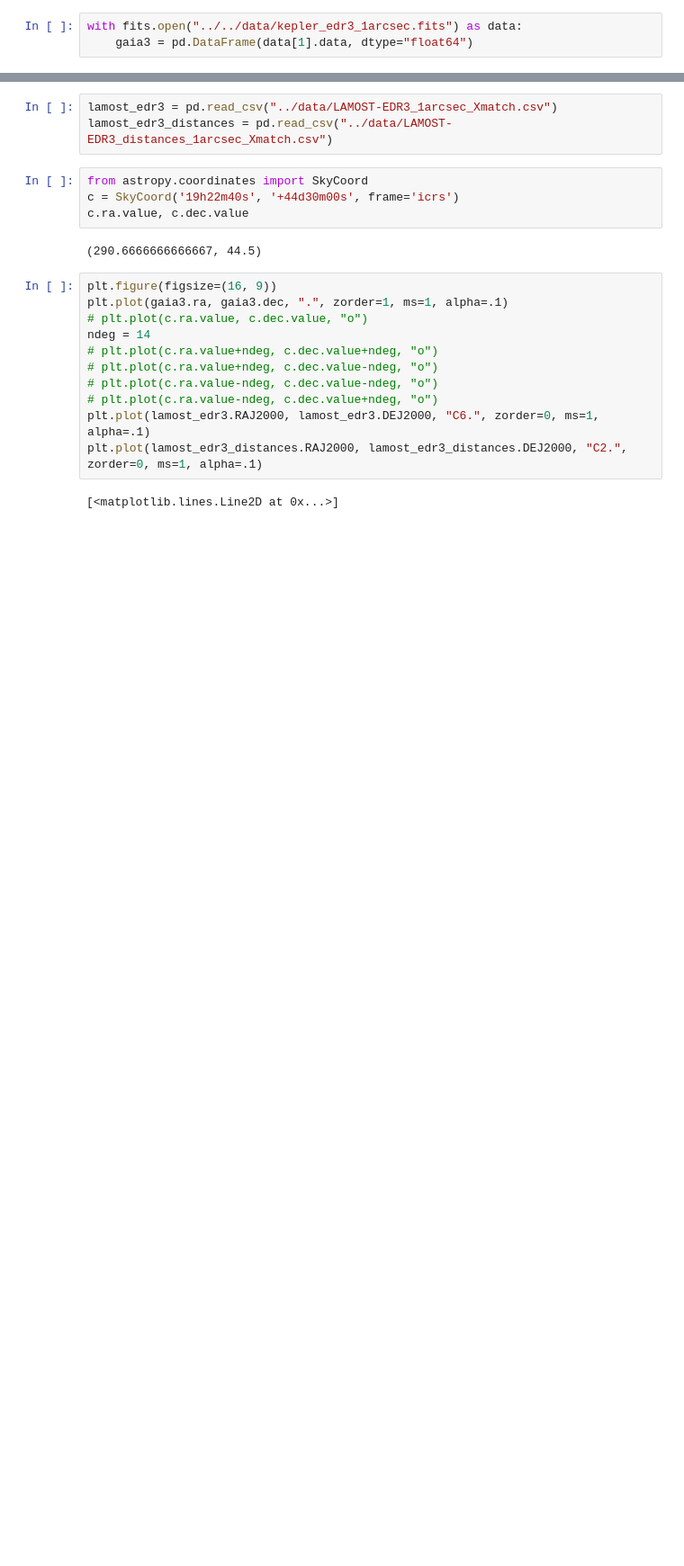
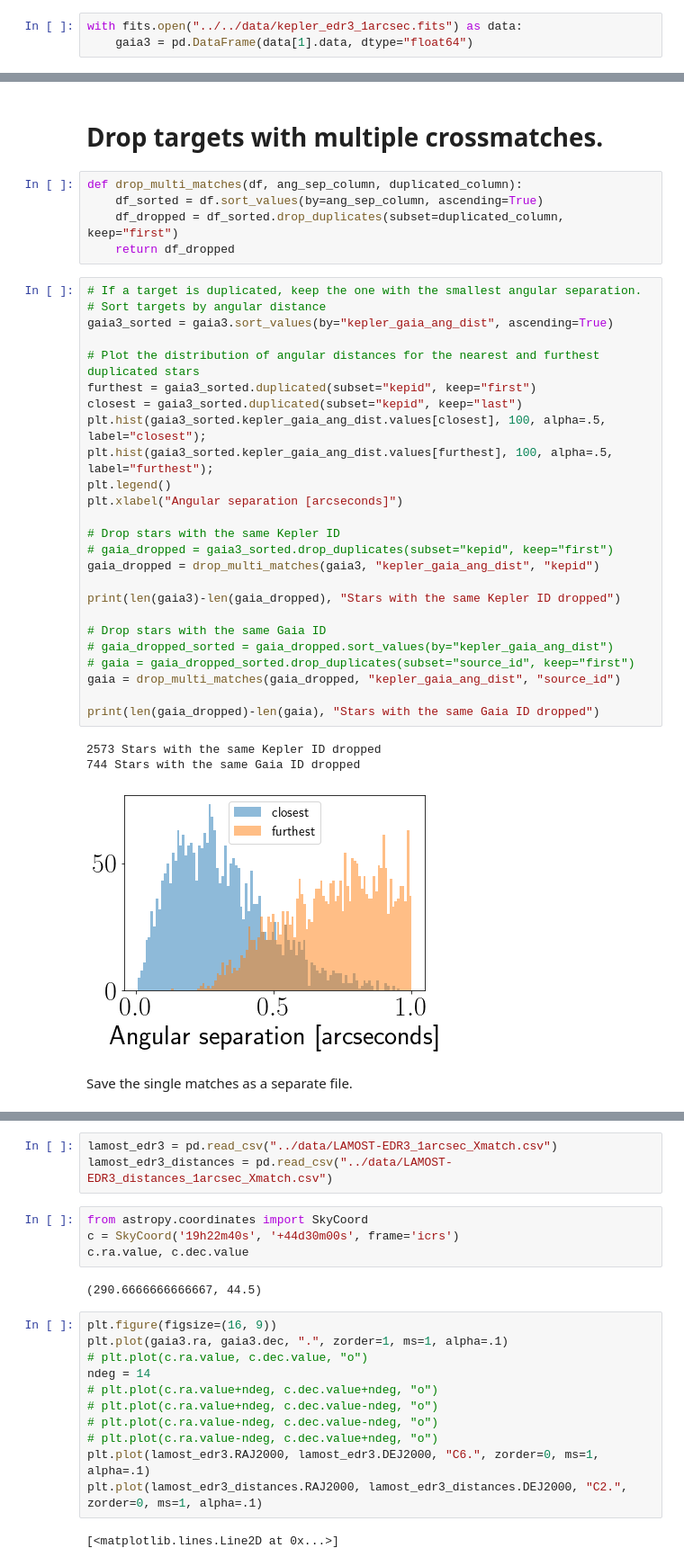
Before and after one commit to RuthAngus/kepler_kinematics, a Jupyter notebook: notebooks/Lamost_xmatching.ipynb, the cells around one changed output, grey strips where cells are left out. Shown at 90% size. Saved outputs shown, nothing was run; the diff lists cells and outputs as text; blank space fills up the shorter version.

Commit message:
adding function for dropping duplicates

```diff
--- a/notebooks/Lamost_xmatching.ipynb
+++ b/notebooks/Lamost_xmatching.ipynb
@@ -56,0 +85,38 @@ with fits.open("../../data/kepler_edr3_1arcsec.fits") as data:
+# %% [markdown]
+# Drop targets with multiple crossmatches.
+# %%
+def drop_multi_matches(df, ang_sep_column, duplicated_column):
+    df_sorted = df.sort_values(by=ang_sep_column, ascending=True)
+    df_dropped = df_sorted.drop_duplicates(subset=duplicated_column, keep="first")
+    return df_dropped
+# %%
+# If a target is duplicated, keep the one with the smallest angular separation.
+# Sort targets by angular distance
+gaia3_sorted = gaia3.sort_values(by="kepler_gaia_ang_dist", ascending=True)
+
+# Plot the distribution of angular distances for the nearest and furthest duplicated stars
+furthest = gaia3_sorted.duplicated(subset="kepid", keep="first")
+closest = gaia3_sorted.duplicated(subset="kepid", keep="last")
+plt.hist(gaia3_sorted.kepler_gaia_ang_dist.values[closest], 100, alpha=.5, label="closest");
+plt.hist(gaia3_sorted.kepler_gaia_ang_dist.values[furthest], 100, alpha=.5, label="furthest");
+plt.legend()
+plt.xlabel("Angular separation [arcseconds]")
+
+# Drop stars with the same Kepler ID
+# gaia_dropped = gaia3_sorted.drop_duplicates(subset="kepid", keep="first")
+gaia_dropped = drop_multi_matches(gaia3, "kepler_gaia_ang_dist", "kepid")
+
+print(len(gaia3)-len(gaia_dropped), "Stars with the same Kepler ID dropped")
+
+# Drop stars with the same Gaia ID
+# gaia_dropped_sorted = gaia_dropped.sort_values(by="kepler_gaia_ang_dist")
+# gaia = gaia_dropped_sorted.drop_duplicates(subset="source_id", keep="first")
+gaia = drop_multi_matches(gaia_dropped, "kepler_gaia_ang_dist", "source_id")
+
+print(len(gaia_dropped)-len(gaia), "Stars with the same Gaia ID dropped")
+# %% [output]
+2573 Stars with the same Kepler ID dropped
+744 Stars with the same Gaia ID dropped
+[figure, added]
+# %% [markdown]
+Save the single matches as a separate file.
```
Also changed, not shown: parts of 9 cells of this notebook, 1 other file.
